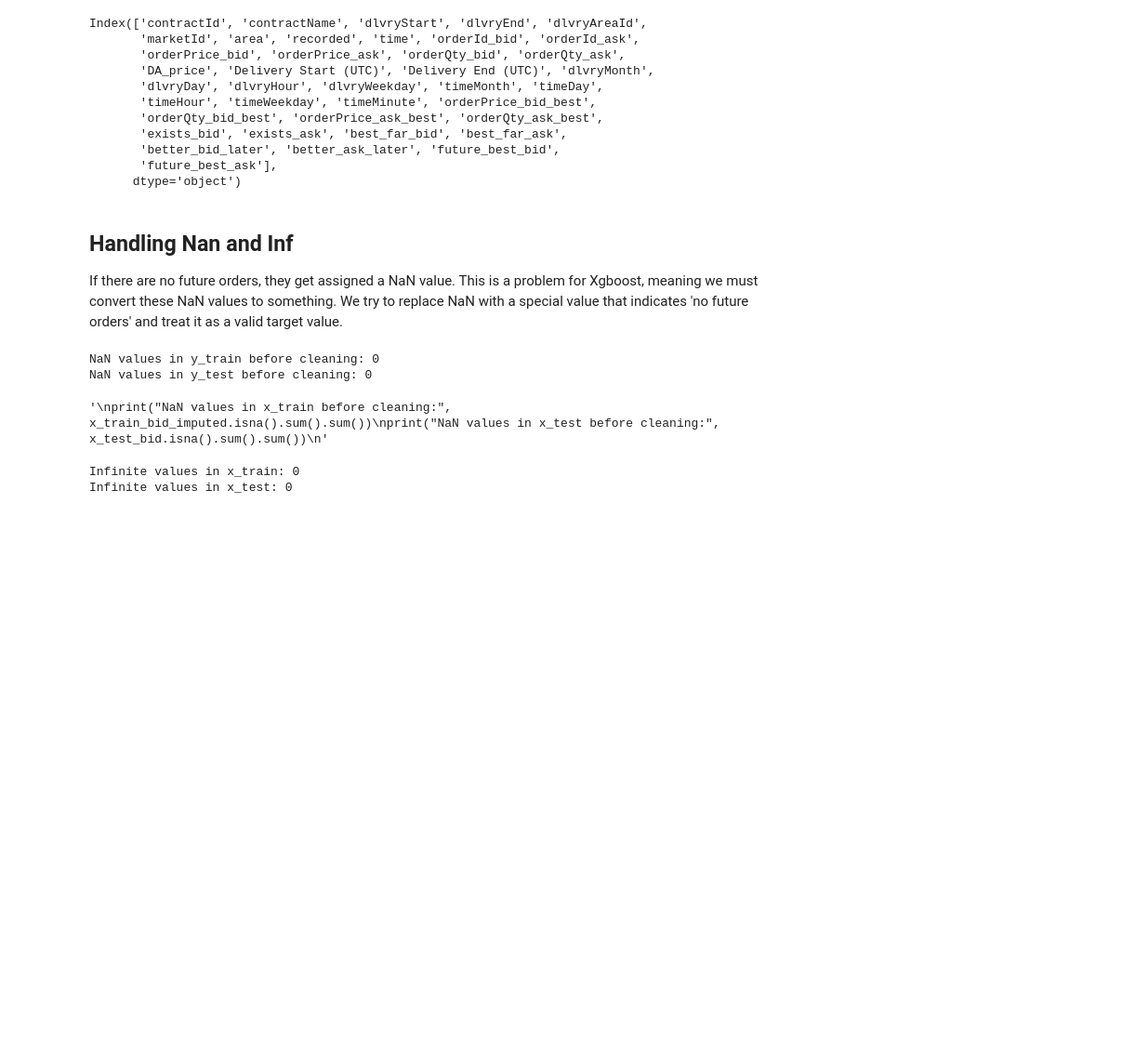
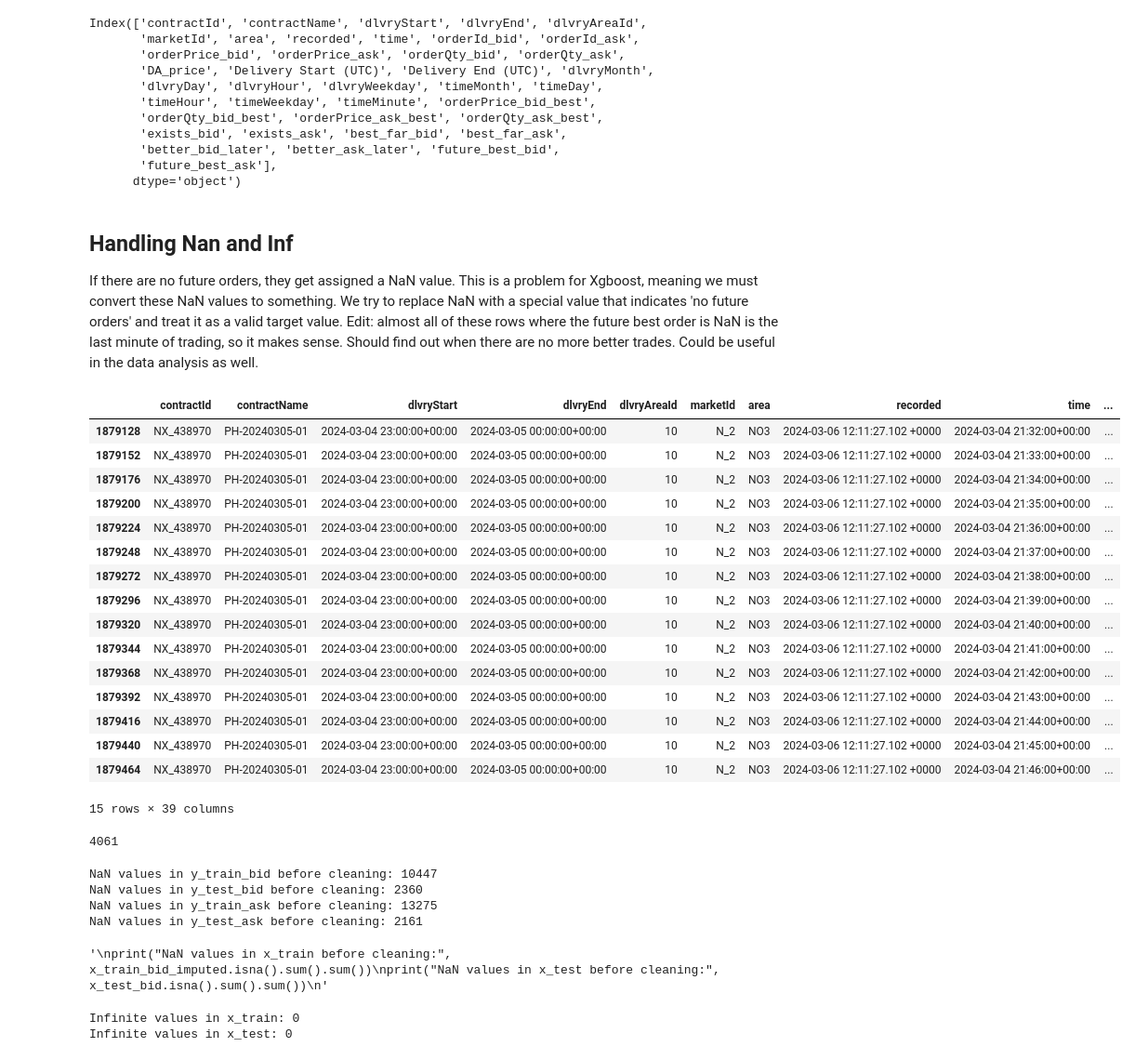
Before and after one commit to axelandreassen/Forecasting-ID-prices, a Jupyter notebook: DataPrep.ipynb, the cells around one changed output. Shown at 93% size. Drawn from its saved outputs; the diff is of its cells as text; code cells hidden in the pictures; blank space fills up the shorter version.

```diff
--- a/DataPrep.ipynb
+++ b/DataPrep.ipynb
@@ -461,7 +504,39 @@ x_test_ask = test[FEATURES_ASK]
 y_test_ask = test[TARGET_ASK]
 # %% [markdown]
 ## Handling Nan and Inf
-If there are no future orders, they get assigned a NaN value. This is a problem for Xgboost, meaning we must convert these NaN values to something. We try to replace NaN with a special value that indicates 'no future orders' and treat it as a valid target value.
+If there are no future orders, they get assigned a NaN value. This is a problem for Xgboost, meaning we must convert these NaN values to something. We try to replace NaN with a special value that indicates 'no future orders' and treat it as a valid target value. Edit: almost all of these rows where the future best order is NaN is the last minute of trading, so it makes sense. Should find out when there are no more better trades. Could be useful in the data analysis as well.
+# %%
+# Drop the last minute of trading
+def dropLastMinuteOfTrading(df):
+    return df.groupby('dlvryStart', group_keys=False).apply(lambda group: group.iloc[:-1])
+# %%
+df = dropLastMinuteOfTrading(df)
+# %%
+na_rows = df[df['future_best_bid'].isna()]
+# %%
+na_rows.iloc[15:30]
+# %% [output]
+|  | contractId | contractName | dlvryStart | dlvryEnd | dlvryAreaId | marketId | area | recorded | time | ... |
+| 1879128 | NX_438970 | PH-20240305-01 | 2024-03-04 23:00:00+00:00 | 2024-03-05 00:00:00+00:00 | 10 | N_2 | NO3 | 2024-03-06 12:11:27.102 +0000 | 2024-03-04 21:32:00+00:00 | ... |
+| 1879152 | NX_438970 | PH-20240305-01 | 2024-03-04 23:00:00+00:00 | 2024-03-05 00:00:00+00:00 | 10 | N_2 | NO3 | 2024-03-06 12:11:27.102 +0000 | 2024-03-04 21:33:00+00:00 | ... |
+| 1879176 | NX_438970 | PH-20240305-01 | 2024-03-04 23:00:00+00:00 | 2024-03-05 00:00:00+00:00 | 10 | N_2 | NO3 | 2024-03-06 12:11:27.102 +0000 | 2024-03-04 21:34:00+00:00 | ... |
+| 1879200 | NX_438970 | PH-20240305-01 | 2024-03-04 23:00:00+00:00 | 2024-03-05 00:00:00+00:00 | 10 | N_2 | NO3 | 2024-03-06 12:11:27.102 +0000 | 2024-03-04 21:35:00+00:00 | ... |
+| 1879224 | NX_438970 | PH-20240305-01 | 2024-03-04 23:00:00+00:00 | 2024-03-05 00:00:00+00:00 | 10 | N_2 | NO3 | 2024-03-06 12:11:27.102 +0000 | 2024-03-04 21:36:00+00:00 | ... |
+| 1879248 | NX_438970 | PH-20240305-01 | 2024-03-04 23:00:00+00:00 | 2024-03-05 00:00:00+00:00 | 10 | N_2 | NO3 | 2024-03-06 12:11:27.102 +0000 | 2024-03-04 21:37:00+00:00 | ... |
+| 1879272 | NX_438970 | PH-20240305-01 | 2024-03-04 23:00:00+00:00 | 2024-03-05 00:00:00+00:00 | 10 | N_2 | NO3 | 2024-03-06 12:11:27.102 +0000 | 2024-03-04 21:38:00+00:00 | ... |
+| 1879296 | NX_438970 | PH-20240305-01 | 2024-03-04 23:00:00+00:00 | 2024-03-05 00:00:00+00:00 | 10 | N_2 | NO3 | 2024-03-06 12:11:27.102 +0000 | 2024-03-04 21:39:00+00:00 | ... |
+| 1879320 | NX_438970 | PH-20240305-01 | 2024-03-04 23:00:00+00:00 | 2024-03-05 00:00:00+00:00 | 10 | N_2 | NO3 | 2024-03-06 12:11:27.102 +0000 | 2024-03-04 21:40:00+00:00 | ... |
+| 1879344 | NX_438970 | PH-20240305-01 | 2024-03-04 23:00:00+00:00 | 2024-03-05 00:00:00+00:00 | 10 | N_2 | NO3 | 2024-03-06 12:11:27.102 +0000 | 2024-03-04 21:41:00+00:00 | ... |
+| 1879368 | NX_438970 | PH-20240305-01 | 2024-03-04 23:00:00+00:00 | 2024-03-05 00:00:00+00:00 | 10 | N_2 | NO3 | 2024-03-06 12:11:27.102 +0000 | 2024-03-04 21:42:00+00:00 | ... |
+| 1879392 | NX_438970 | PH-20240305-01 | 2024-03-04 23:00:00+00:00 | 2024-03-05 00:00:00+00:00 | 10 | N_2 | NO3 | 2024-03-06 12:11:27.102 +0000 | 2024-03-04 21:43:00+00:00 | ... |
+| 1879416 | NX_438970 | PH-20240305-01 | 2024-03-04 23:00:00+00:00 | 2024-03-05 00:00:00+00:00 | 10 | N_2 | NO3 | 2024-03-06 12:11:27.102 +0000 | 2024-03-04 21:44:00+00:00 | ... |
+| 1879440 | NX_438970 | PH-20240305-01 | 2024-03-04 23:00:00+00:00 | 2024-03-05 00:00:00+00:00 | 10 | N_2 | NO3 | 2024-03-06 12:11:27.102 +0000 | 2024-03-04 21:45:00+00:00 | ... |
+| 1879464 | NX_438970 | PH-20240305-01 | 2024-03-04 23:00:00+00:00 | 2024-03-05 00:00:00+00:00 | 10 | N_2 | NO3 | 2024-03-06 12:11:27.102 +0000 | 2024-03-04 21:46:00+00:00 | ... |
+15 rows × 39 columns
+# %%
+print(len(na_rows))
+# %% [output]
+4061
 # %%
 y_train_bid_imputed = y_train_bid.fillna(-999)
 y_test_bid_imputed = y_test_bid.fillna(-999)
@@ -470,18 +545,22 @@ y_train_ask_imputed = y_train_ask.fillna(999)
 y_test_ask_imputed = y_test_ask.fillna(999)
 # %%
 # Check and clean for NaN in y_train and y_test
+# Bids
+print("NaN values in y_train_bid before cleaning:", y_train_bid.isna().sum().sum())
+print("NaN values in y_test_bid before cleaning:", y_test_bid.isna().sum().sum())
 
-
-# Bids
-print("NaN values in y_train before cleaning:", y_train_bid_imputed.isna().sum().sum())
-print("NaN values in y_test before cleaning:", y_test_bid_imputed.isna().sum().sum())
+# Asks
+print("NaN values in y_train_ask before cleaning:", y_train_ask.isna().sum().sum())
+print("NaN values in y_test_ask before cleaning:", y_test_ask.isna().sum().sum())
 '''
 print("NaN values in x_train before cleaning:", x_train_bid_imputed.isna().sum().sum())
 print("NaN values in x_test before cleaning:", x_test_bid.isna().sum().sum())
 '''
 # %% [output]
-NaN values in y_train before cleaning: 0
-NaN values in y_test before cleaning: 0
+NaN values in y_train_bid before cleaning: 10447
+NaN values in y_test_bid before cleaning: 2360
+NaN values in y_train_ask before cleaning: 13275
+NaN values in y_test_ask before cleaning: 2161
 '\nprint("NaN values in x_train before cleaning:", x_train_bid_imputed.isna().sum().sum())\nprint("NaN values in x_test before cleaning:", x_test_bid.isna().sum().sum())\n'
 # %%
 # Ensure there are no inf values left in features
```
Also changed, not shown: parts of 7 cells of this notebook.
